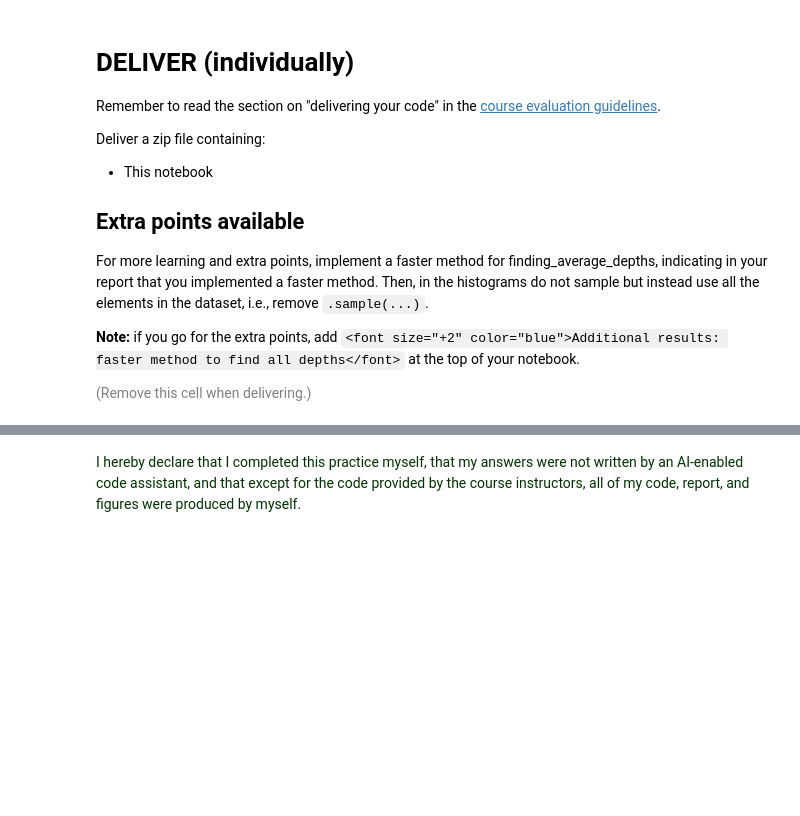
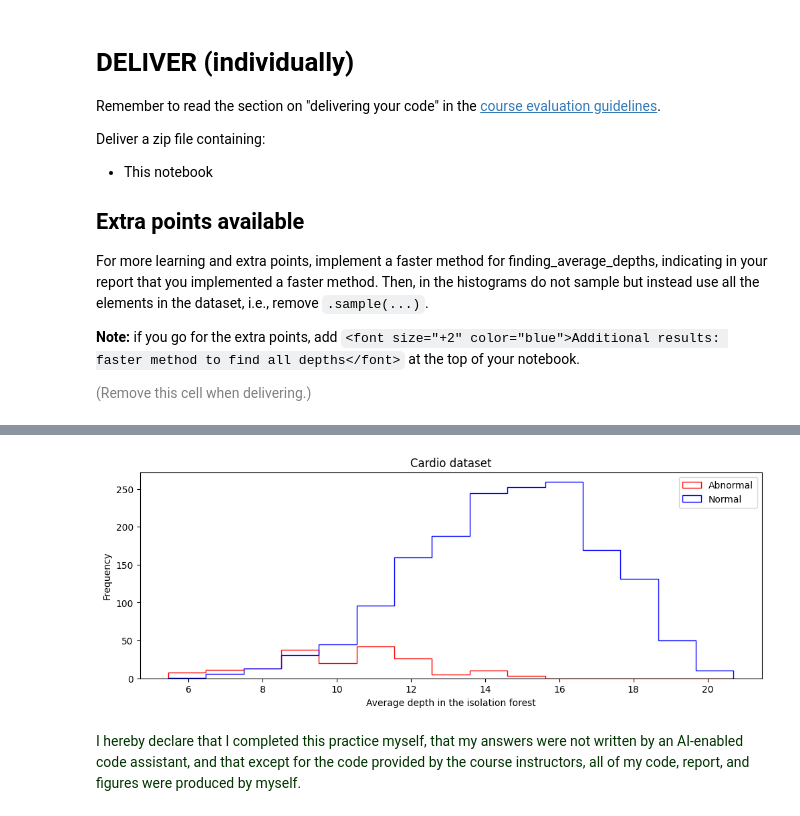
Before and after one commit to zsykk/datamining_2nd, a Jupyter notebook: ps07_outlier_analysis.ipynb, the cells around one changed output, grey strips where cells are left out. Cells and saved outputs as stored; diff of their text form; code cells hidden in the pictures; blank space fills up the shorter version.

```diff
--- a/ps07_outlier_analysis.ipynb
+++ b/ps07_outlier_analysis.ipynb
@@ -1098,2 +1161,25 @@ For more learning and extra points, implement a faster method for finding_averag
+# %%
+# Normal & abnormal from all dataset cardio
+abnormal_cardio = list(dfci[dfci['result'] == 'abnormal']['id'])
+normal_cardio = list(dfci[dfci['result'] == 'normal']['id'])
+
+#
+forest_cache_cardio  = [cache_tree_depths(tree, 'id') for tree in myforest_cardio]
+
+
+# Average depths
+normal_depths_cardio = [find_average_depth_from_cache(forest_cache_cardio, i) for i in normal_cardio]
+abnormal_depths_cardio = [find_average_depth_from_cache(forest_cache_cardio, i) for i in abnormal_cardio]
+
+plt.figure(figsize=(12,4))
+plt.hist([normal_depths_cardio, abnormal_depths_cardio],
+         label=['Normal','Abnormal'], bins=15, density=False, histtype='step', color=['blue','red'])
+plt.title('Cardio dataset')
+plt.xlabel('Average depth in the isolation forest')
+plt.ylabel('Frequency')
+plt.legend()
+plt.show()
+# %% [output]
+[figure, added]
 # %% [markdown]
 <font size="+2" color="#003300">I hereby declare that I completed this practice myself, that my answers were not written by an AI-enabled code assistant, and that except for the code provided by the course instructors, all of my code, report, and figures were produced by myself.</font>
```
Also changed, not shown: parts of 4 cells of this notebook.
